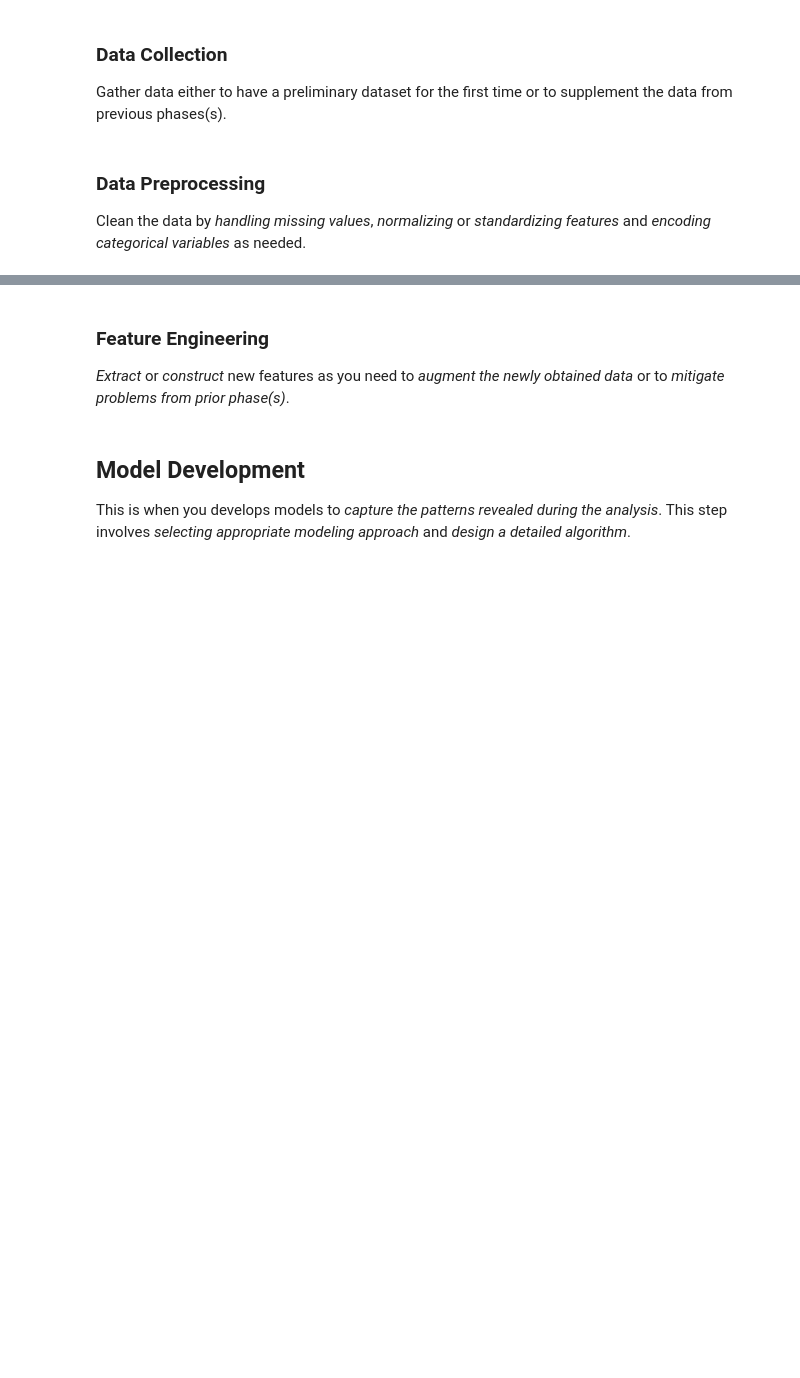
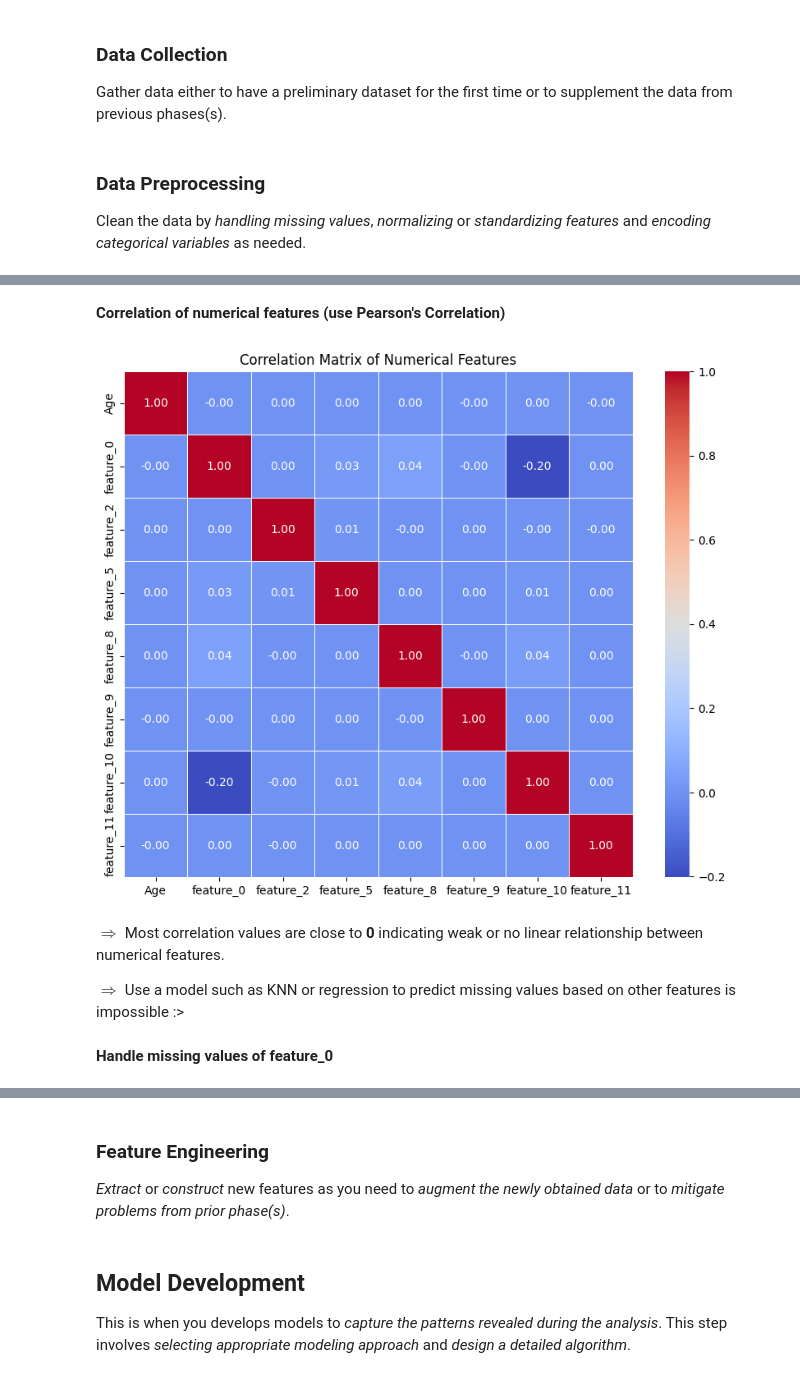
Before and after one commit to 0Nguyen0Cong0Tuan0/Machine-Learning-Competition, a Jupyter notebook: main.ipynb, the cells around one changed output, grey strips where cells are left out. Saved outputs shown, nothing was run; the diff lists cells and outputs as text; code cells hidden in the pictures; blank space fills up the shorter version.

```diff
--- a/main.ipynb
+++ b/main.ipynb
@@ -45,2 +45,3 @@ Clean the data by *handling missing values*, *normalizing* or *standardizing fea
 # %%
-train = pd.read_csv('../data/train.csv')
+train = pd.read_csv('./data/train.csv')
+test = pd.read_csv('./data/test.csv')
@@ -46,0 +82,6 @@ train = pd.read_csv('../data/train.csv')
+# %%
+# Numerical features
+num_features = train.select_dtypes(include=['int64', 'float64']).columns.drop(['id', 'target'])
+
+print(f'Number of numerical features: {len(num_features)}')
+print(num_features)
@@ -46,0 +95,6 @@ train = pd.read_csv('../data/train.csv')
+# %%
+# Categorical features
+cat_features = train.select_dtypes(include=['object']).columns
+
+print(f'Number of categorical features: {len(cat_features)}')
+print(cat_features)
@@ -46,0 +132,17 @@ train = pd.read_csv('../data/train.csv')
+# %% [markdown]
+**Correlation of numerical features (use Pearson's Correlation)**
+# %%
+corr_matrix = train[num_features, cat_features].corr()
+
+plt.figure(figsize=(10, 8))
+sns.heatmap(corr_matrix, annot=True, fmt=".2f", cmap="coolwarm", linewidths=0.5)
+plt.title("Correlation Matrix of Numerical Features")
+plt.show()
+# %% [output]
+[figure, added]
+# %% [markdown]
+$\Rightarrow$ Most correlation values are close to **0** indicating weak or no linear relationship between numerical features.
+
+$\Rightarrow$ Use a model such as KNN or regression to predict missing values based on other features is impossible :>
+# %% [markdown]
+**Handle missing values of feature_0**
```
Also changed, not shown: parts of 18 cells of this notebook, 1 other file.
